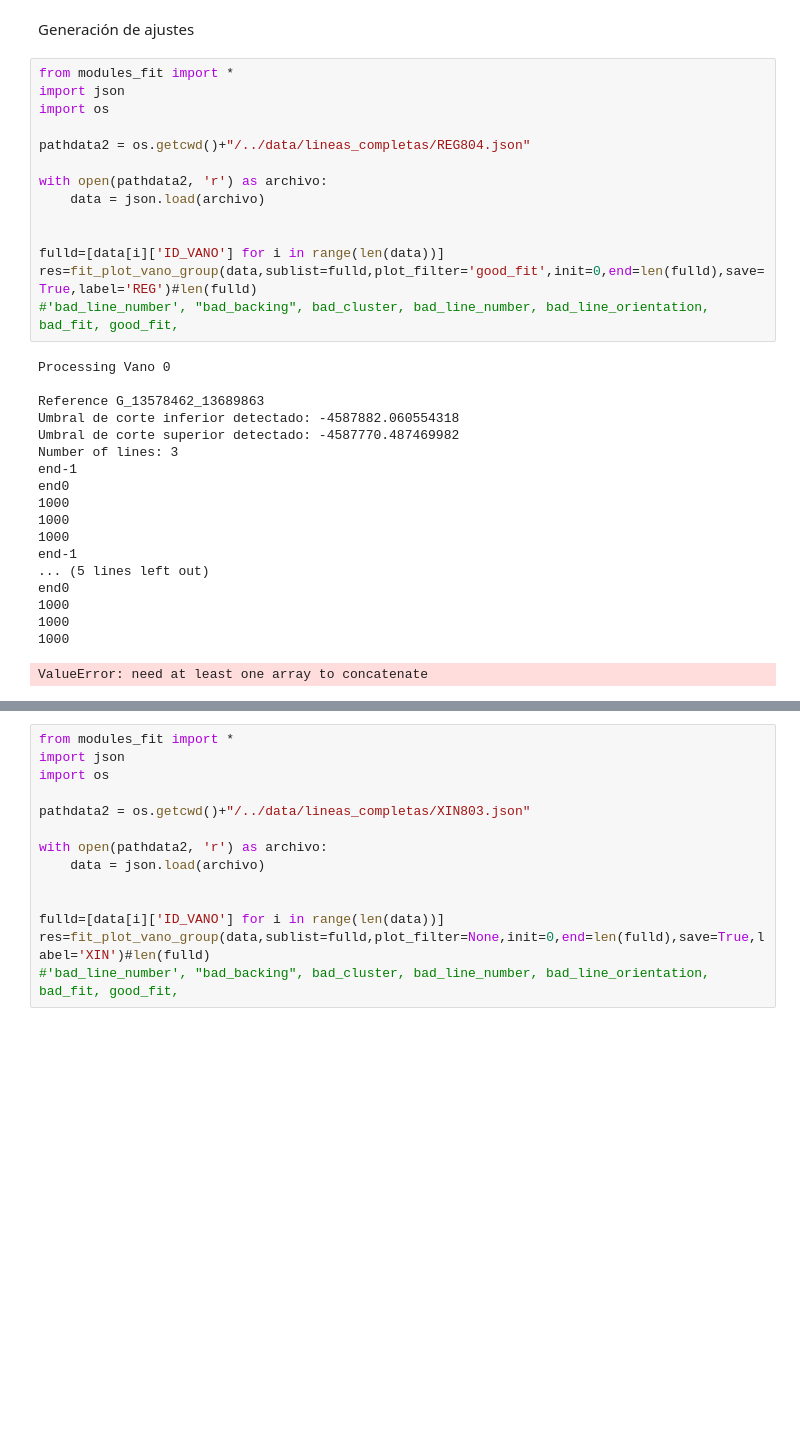
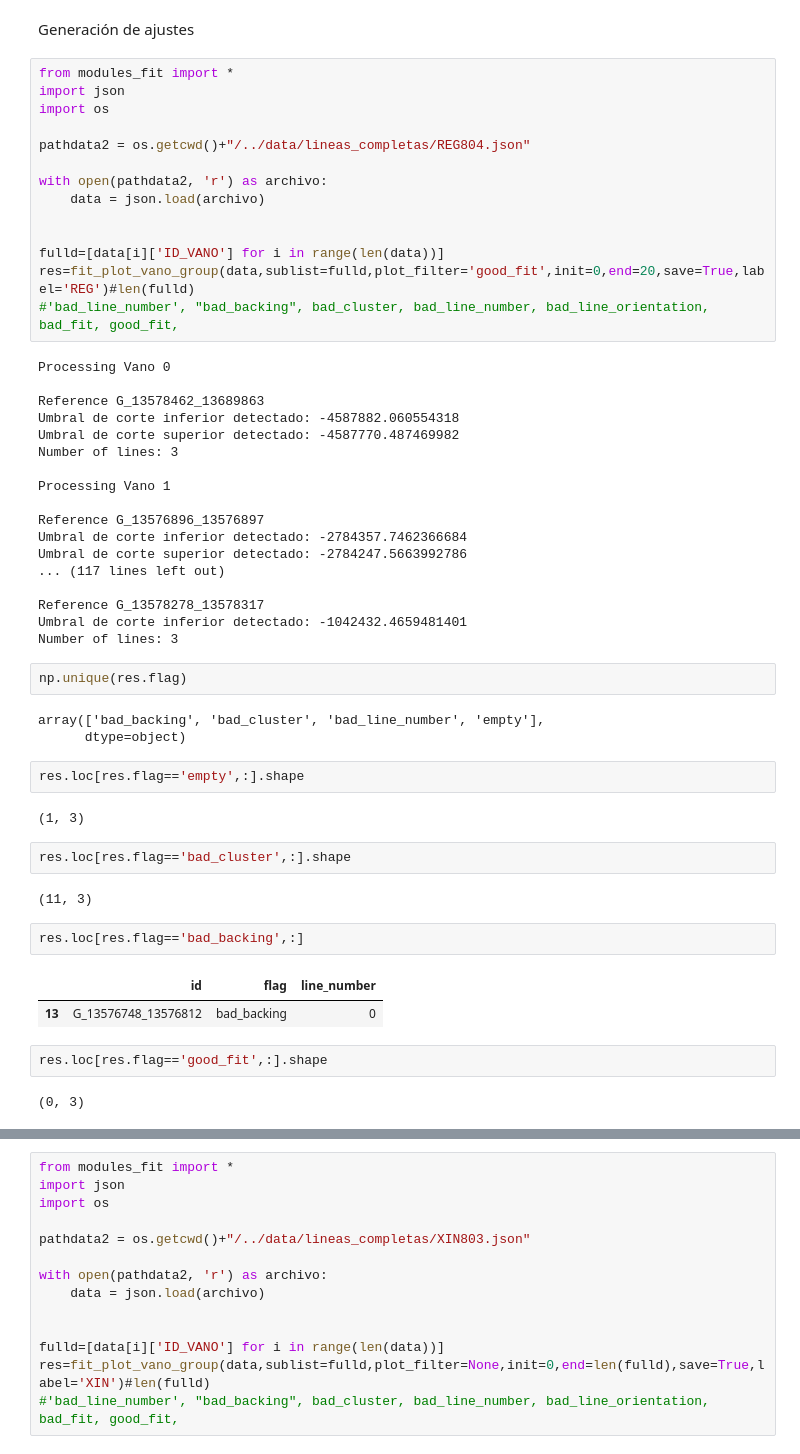
Before and after one commit to DeduceDS/CATENARIA, a Jupyter notebook: catenaria/notebooks/REG-VDI-XIN-FitValid_crucetas.ipynb, the cells around one changed output, grey strips where cells are left out. Drawn from its saved outputs; the diff is of its cells as text; blank space fills up the shorter version.

```diff
--- a/catenaria/notebooks/REG-VDI-XIN-FitValid_crucetas.ipynb
+++ b/catenaria/notebooks/REG-VDI-XIN-FitValid_crucetas.ipynb
@@ -36,7 +36,7 @@ with open(pathdata2, 'r') as archivo:
 
 
 fulld=[data[i]['ID_VANO'] for i in range(len(data))]
-res=fit_plot_vano_group(data,sublist=fulld,plot_filter='good_fit',init=0,end=len(fulld),save=True,label='REG')#len(fulld)
+res=fit_plot_vano_group(data,sublist=fulld,plot_filter='good_fit',init=0,end=20,save=True,label='REG')#len(fulld)
 #'bad_line_number', "bad_backing", bad_cluster, bad_line_number, bad_line_orientation, bad_fit, good_fit,
 # %% [output]
 Processing Vano 0
@@ -45,15 +45,36 @@ Reference G_13578462_13689863
 Umbral de corte inferior detectado: -4587882.060554318
 Umbral de corte superior detectado: -4587770.487469982
 Number of lines: 3
-end-1
-end0
-1000
-1000
-1000
-end-1
-... (5 lines left out)
-end0
-1000
-1000
-1000
+
+Processing Vano 1
+
+Reference G_13576896_13576897
+Umbral de corte inferior detectado: -2784357.7462366684
+Umbral de corte superior detectado: -2784247.5663992786
+... (117 lines left out)
+
+Reference G_13578278_13578317
+Umbral de corte inferior detectado: -1042432.4659481401
+Number of lines: 3
-ValueError: need at least one array to concatenate
+# %%
+np.unique(res.flag)
+# %% [output]
+array(['bad_backing', 'bad_cluster', 'bad_line_number', 'empty'],
+      dtype=object)
+# %%
+res.loc[res.flag=='empty',:].shape
+# %% [output]
+(1, 3)
+# %%
+res.loc[res.flag=='bad_cluster',:].shape
+# %% [output]
+(11, 3)
+# %%
+res.loc[res.flag=='bad_backing',:]
+# %% [output]
+|  | id | flag | line_number |
+| 13 | G_13576748_13576812 | bad_backing | 0 |
+# %%
+res.loc[res.flag=='good_fit',:].shape
+# %% [output]
+(0, 3)
```
Also changed, not shown: parts of 3 cells of this notebook, 1 other file.
